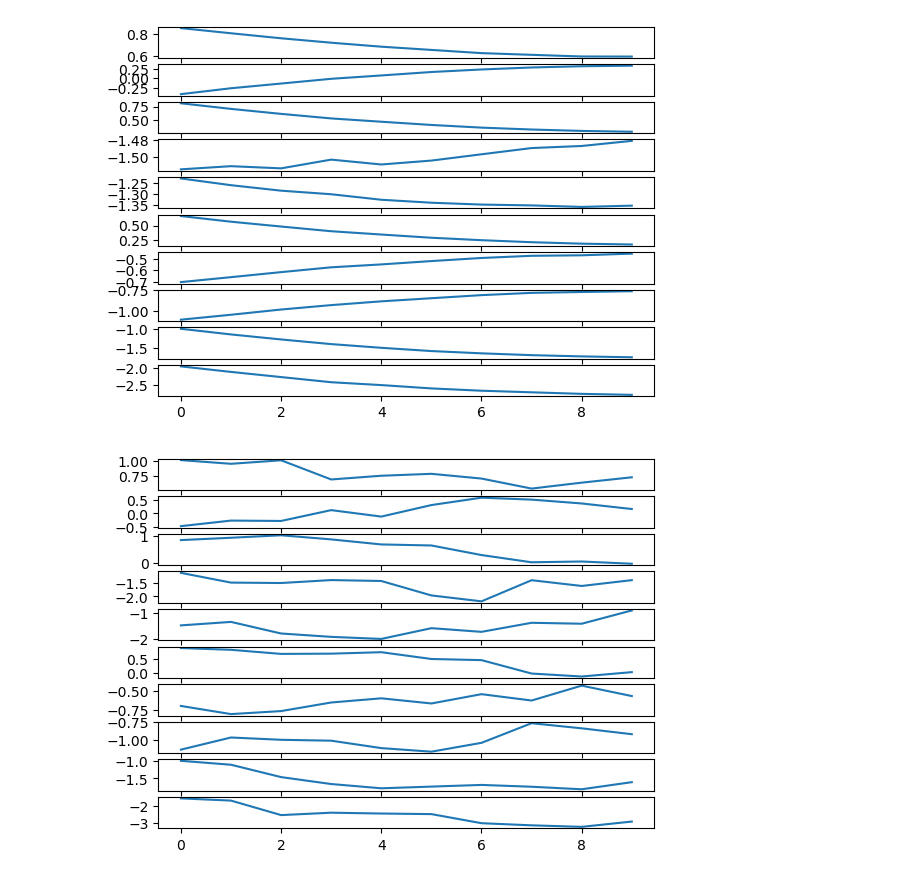
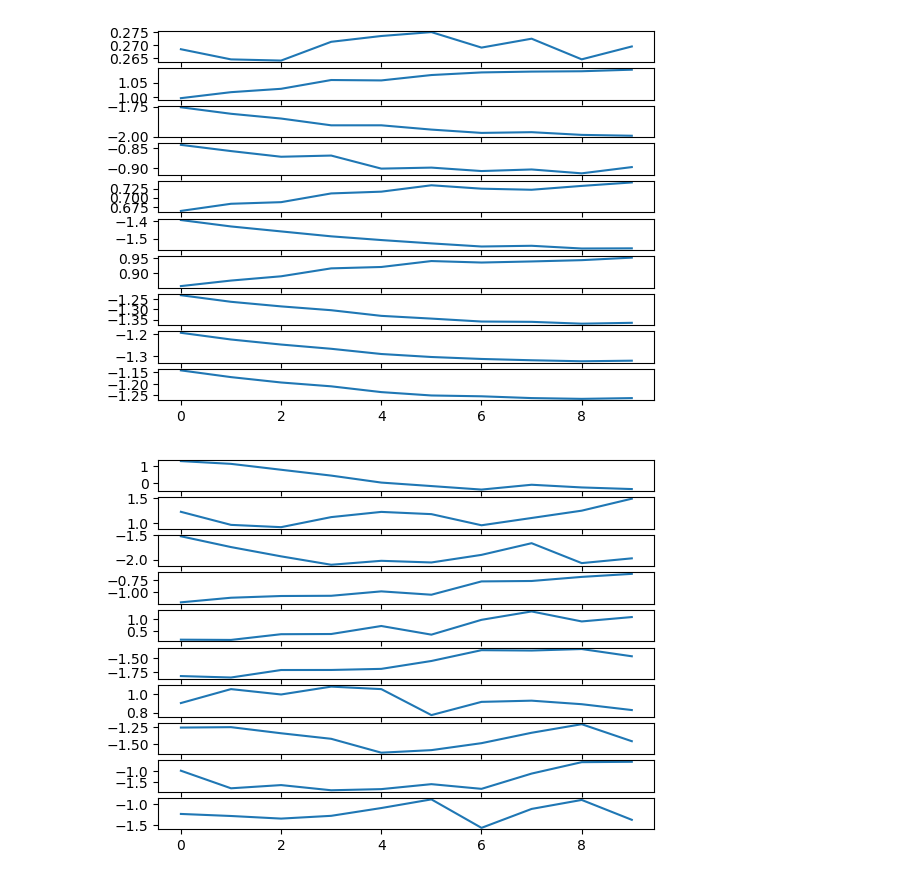
Before and after one commit to wuweizhang0723/func2graph, a Jupyter notebook: notebook/check_evaluation/evaluate_prediction_model.ipynb, the cells around one changed output. Cells and saved outputs as stored; diff of their text form; code cells hidden in the pictures.

```diff
--- a/notebook/check_evaluation/evaluate_prediction_model.ipynb
+++ b/notebook/check_evaluation/evaluate_prediction_model.ipynb
@@ -22,6 +22,8 @@ init_scale = 0.1
 
 total_time = 30000
 random_seed = 42
+
+weight_type = "nearest_neighbor"
 
 train_data_size = 20000
 window_size = 200
@@ -37,6 +39,7 @@ trainloader, validloader, weight_matrix = data.generate_simulation_data(
     init_scale=init_scale,
     total_time=total_time,
     random_seed=random_seed,
+    weight_type=weight_type,
     train_data_size=train_data_size,
     window_size=window_size,
     batch_size=batch_size,
@@ -57,6 +60,8 @@ heads=1
 attention_layers=1
 hidden_size_2=64
 h_layers_2=2
+
+pos_enc_type="sin_cos"   # "none", "sin_cos", "embedding"
 
 predict_mode_model = models.Attention_Autoencoder(
     neuron_num=neuron_num,
@@ -68,12 +73,12 @@ predict_mode_model = models.Attention_Autoencoder(
     hidden_size_2=hidden_size_2,
     h_layers_2=h_layers_2,
     prediction_mode=True,     ########################
-    pos_enc_type="none",   ########################
+    pos_enc_type=pos_enc_type,   ########################
     data_type = "prediction",    # "reconstruction" or "prediction"
     predict_window_size = 10,
 )
 # %%
-checkpoint_path = "../../checkpoints/predict_last_10/epoch=16-step=10625.ckpt"
+checkpoint_path = "../../checkpoints/prediction/sin_cos/epoch=12-step=8125.ckpt"
 predictions, ground_truths, avg_attention, attentions = tools.get_avg_attention(validloader, predict_mode_model, checkpoint_path, neuron_num)
 
 print(predictions.shape)
@@ -150,13 +154,13 @@ plt.show()
 # %%
 for i in range(neuron_num):
     plt.subplot(10, 1, i+1)
-    plt.plot(predictions[1][i])
+    plt.plot(predictions[2][i])
 plt.show()
 
 for i in range(neuron_num):
     plt.subplot(10, 1, i+1)
-    plt.plot(ground_truths[1][i])
+    plt.plot(ground_truths[2][i])
 plt.show()
 # %% [output]
-[figure, old version]
+[figure, new version]
-[figure, old version]
+[figure, new version]
```
Also changed, not shown: parts of 3 cells of this notebook, 2 other files.
